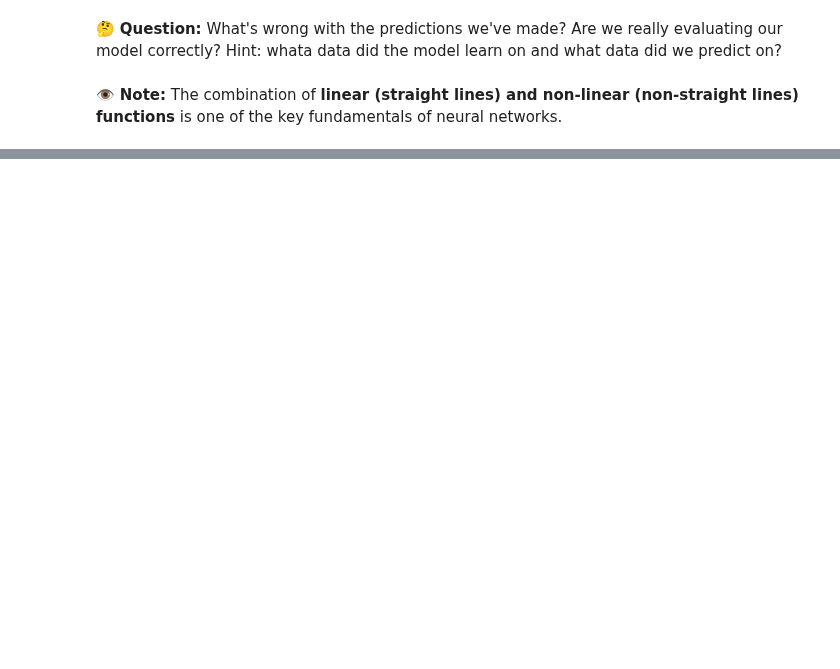
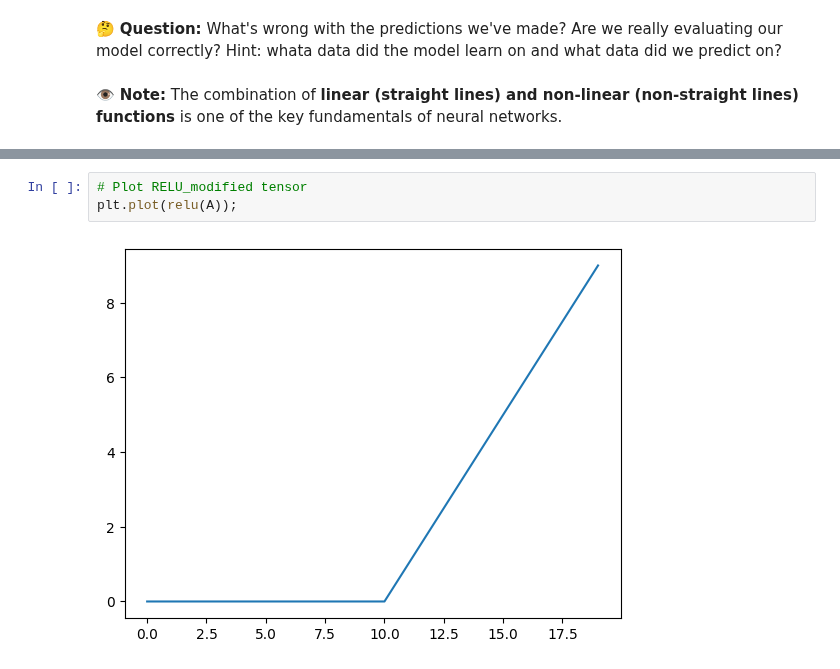
Before and after one commit to alvarohernandezalt/TF_ZTO_GoogleEXAM, a Jupyter notebook: 02_Neural_Network_Classification.ipynb, the cells around one changed output, grey strips where cells are left out. Drawn from its saved outputs; the diff is of its cells as text; blank space fills up the shorter version.

```diff
--- a/02_Neural_Network_Classification.ipynb
+++ b/02_Neural_Network_Classification.ipynb
@@ -405,0 +455,5 @@ doing binary classification
+# %%
+# Plot RELU_modified tensor
+plt.plot(relu(A));
+# %% [output]
+[figure, added]
```
Also changed, not shown: parts of 35 cells of this notebook.
